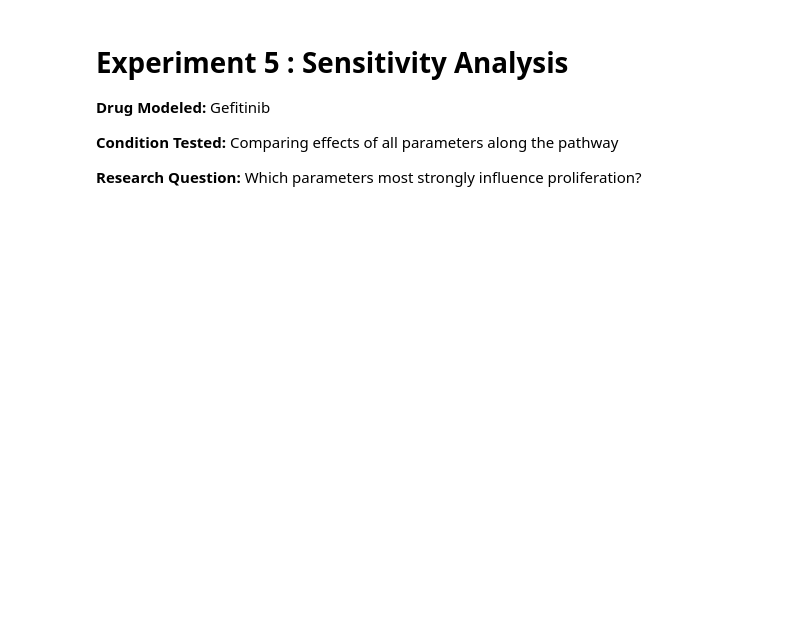
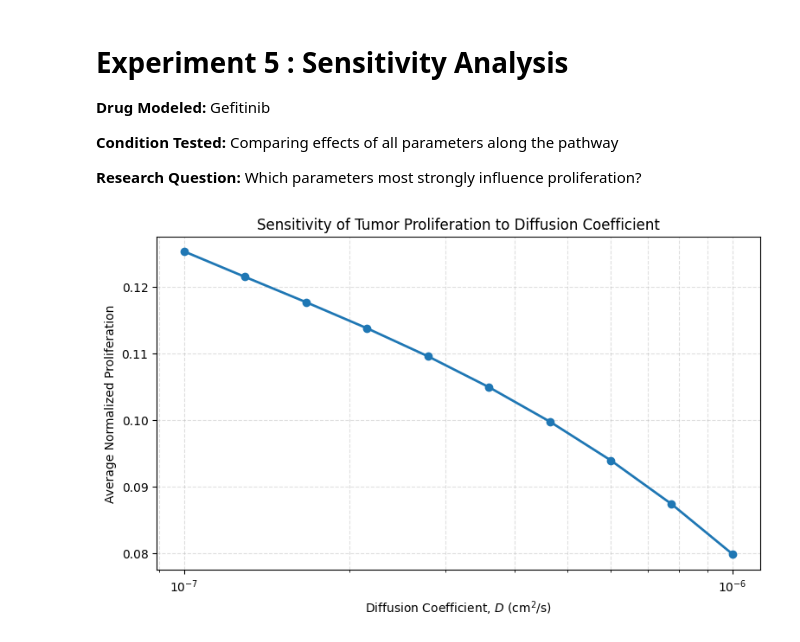
Before and after one commit to abhirym/Drug-Diffusion-Project, a Jupyter notebook: exp05_sensitivity_analysis.ipynb, the cells around one changed output. Drawn from its saved outputs; the diff is of its cells as text; code cells hidden in the pictures; blank space fills up the shorter version.

Commit message:
Finished figure 5a, started 5b

```diff
--- a/exp05_sensitivity_analysis.ipynb
+++ b/exp05_sensitivity_analysis.ipynb
@@ -14,15 +14,6 @@ import matplotlib.pyplot as plt
 
 # Diffusion coefficient array
 D_values = np.logspace(-7, -6, 10)
-
-# Graph line labels
-D_labels = [
-    r'D = $1.000\times10^{-7}$ cm²/s', r'D = $1.292\times10^{-7}$ cm²/s',
-    r'D = $1.668\times10^{-7}$ cm²/s', r'D = $2.154\times10^{-7}$ cm²/s',
-    r'D = $2.783\times10^{-7}$ cm²/s', r'D = $3.594\times10^{-7}$ cm²/s',
-    r'D = $4.642\times10^{-7}$ cm²/s', r'D = $5.995\times10^{-7}$ cm²/s',
-    r'D = $7.743\times10^{-7}$ cm²/s', r'D = $1.000\times10^{-6}$ cm²/s'
-]
 
 # Number of spatial points
 nx = 200
@@ -61,7 +52,7 @@ def diffusion_solver(D_base):
     T = 3600            # 1 hour
 
     # Number of time steps
-    nt = 5000
+    nt = 15000
 
     dt = T / nt
 
@@ -134,6 +125,9 @@ def proliferation(ERK, K, m):
     P = ERK ** m / (ERK ** m + K ** m)
     return P
 # %%
+import numpy as np
+import matplotlib.pyplot as plt
+
 # Solving average proliferation rates
 prolif_avg = []
 
@@ -142,4 +136,25 @@ for D_base in D_values:
     EGFR = egfr_activity(C, ic_50, n)
     ERK = erk_activity(EGFR, alpha_erk)
     P = proliferation(ERK, K, m)
-    prolif_avg.append(np.mean(P[:, -1]))
+    prolif_avg.append(np.mean(P[-1, :]))
+
+# See if this can run faster!
+# %%
+import numpy as np
+import matplotlib.pyplot as plt
+
+plt.figure(figsize=(9,5))
+
+plt.plot(D_values, prolif_avg, marker='o', linewidth=2)
+
+plt.xscale('log')
+
+plt.xlabel(r'Diffusion Coefficient, $D$ (cm$^2$/s)')
+plt.ylabel('Average Normalized Proliferation')
+plt.title('Sensitivity of Tumor Proliferation to Diffusion Coefficient')
+
+plt.grid(True, which='both', linestyle='--', alpha=0.4)
+
+plt.show()
+# %% [output]
+[figure, added]
```
Also changed, not shown: parts of 6 cells of this notebook, 1 other file.
